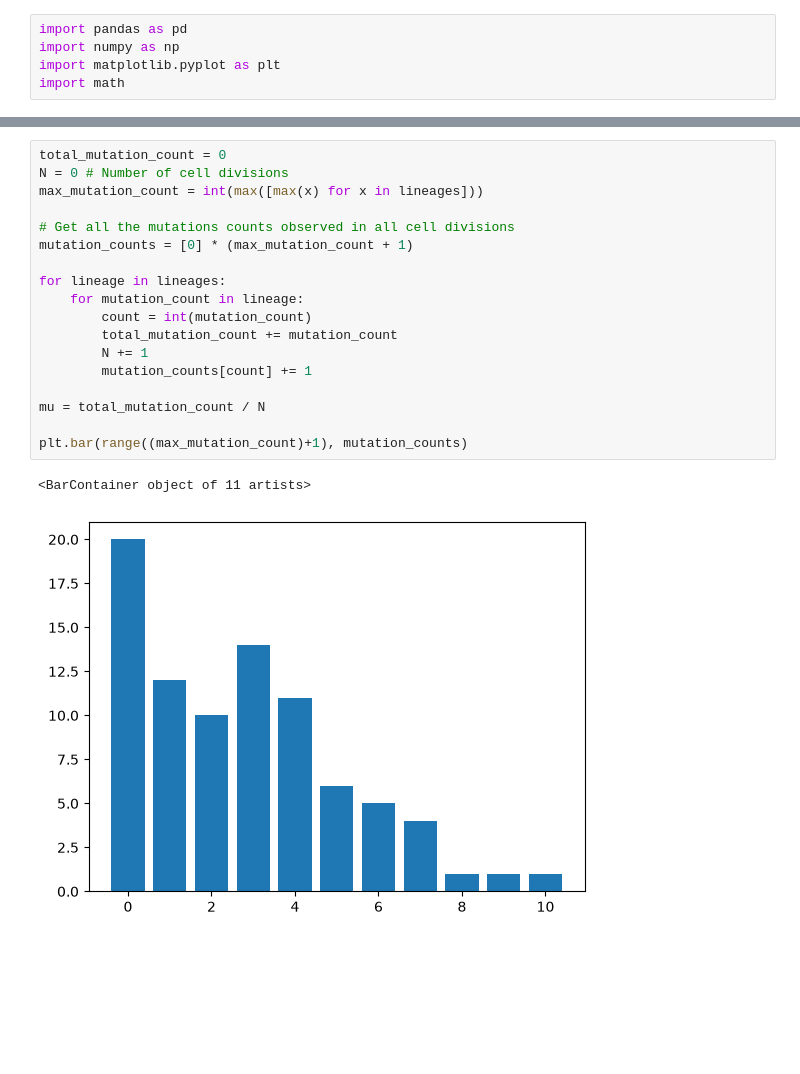
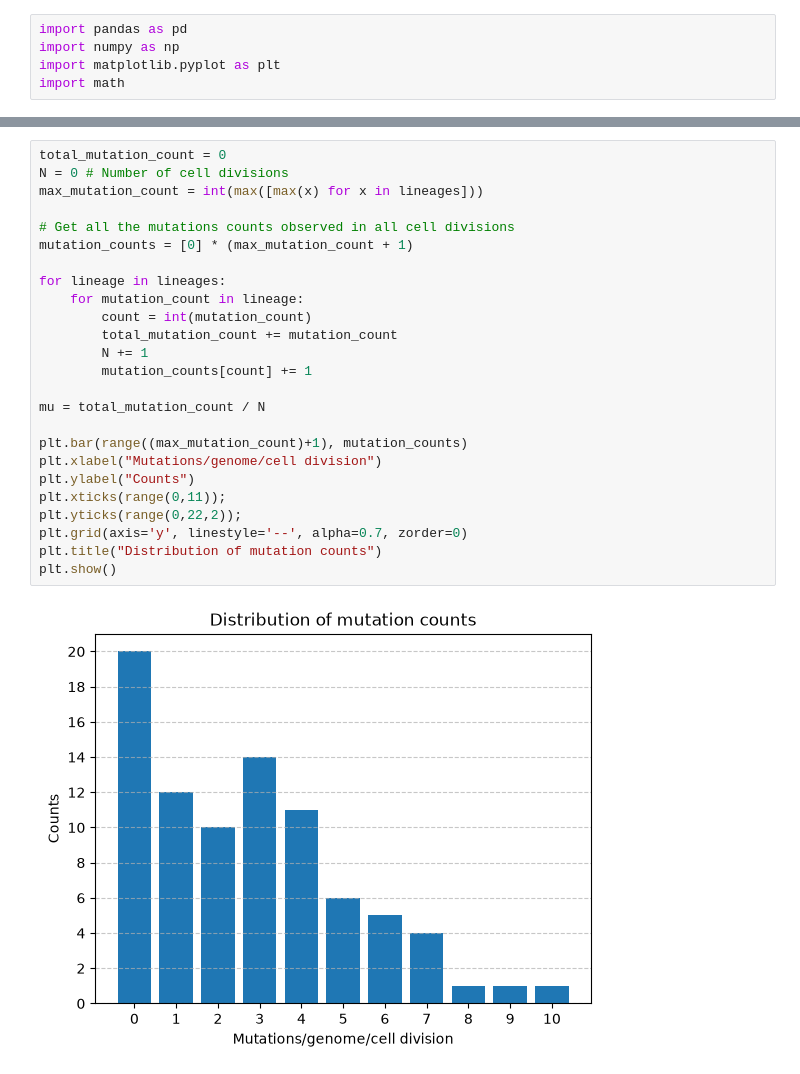
Before and after one commit to atomsim/cb2330-PRO1-Pair23, a Jupyter notebook: project.ipynb, the cells around one changed output, grey strips where cells are left out. Saved outputs shown, nothing was run; the diff lists cells and outputs as text; blank space fills up the shorter version.

Commit message:
Changes in markdown and plots

```diff
--- a/project.ipynb
+++ b/project.ipynb
@@ -95,24 +116,30 @@ Lineage
 # %%
 total_mutation_count = 0
 N = 0 # Number of cell divisions
 max_mutation_count = int(max([max(x) for x in lineages]))
 
 # Get all the mutations counts observed in all cell divisions
 mutation_counts = [0] * (max_mutation_count + 1)
 
 for lineage in lineages:
     for mutation_count in lineage:
         count = int(mutation_count)
         total_mutation_count += mutation_count
         N += 1
         mutation_counts[count] += 1
 
 mu = total_mutation_count / N
 
 plt.bar(range((max_mutation_count)+1), mutation_counts)
+plt.xlabel("Mutations/genome/cell division")
+plt.ylabel("Counts")
+plt.xticks(range(0,11));
+plt.yticks(range(0,22,2));
+plt.grid(axis='y', linestyle='--', alpha=0.7, zorder=0)
+plt.title("Distribution of mutation counts")
+plt.show()
 # %% [output]
-<BarContainer object of 11 artists>
-[figure, old version]
+[figure, new version]
 # %%
 
 counts = range(int(max_mutation_count)+1)
```
Also changed, not shown: parts of 8 cells of this notebook.
